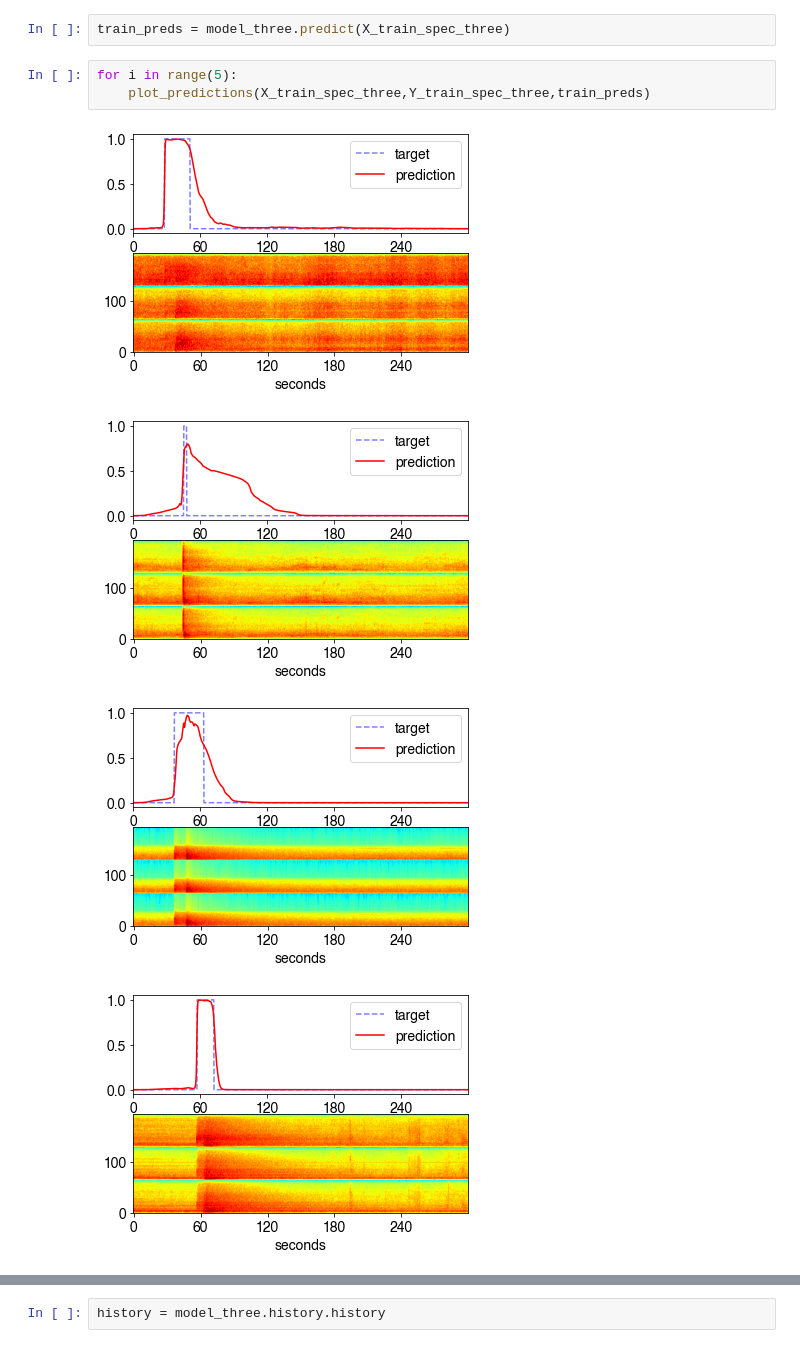
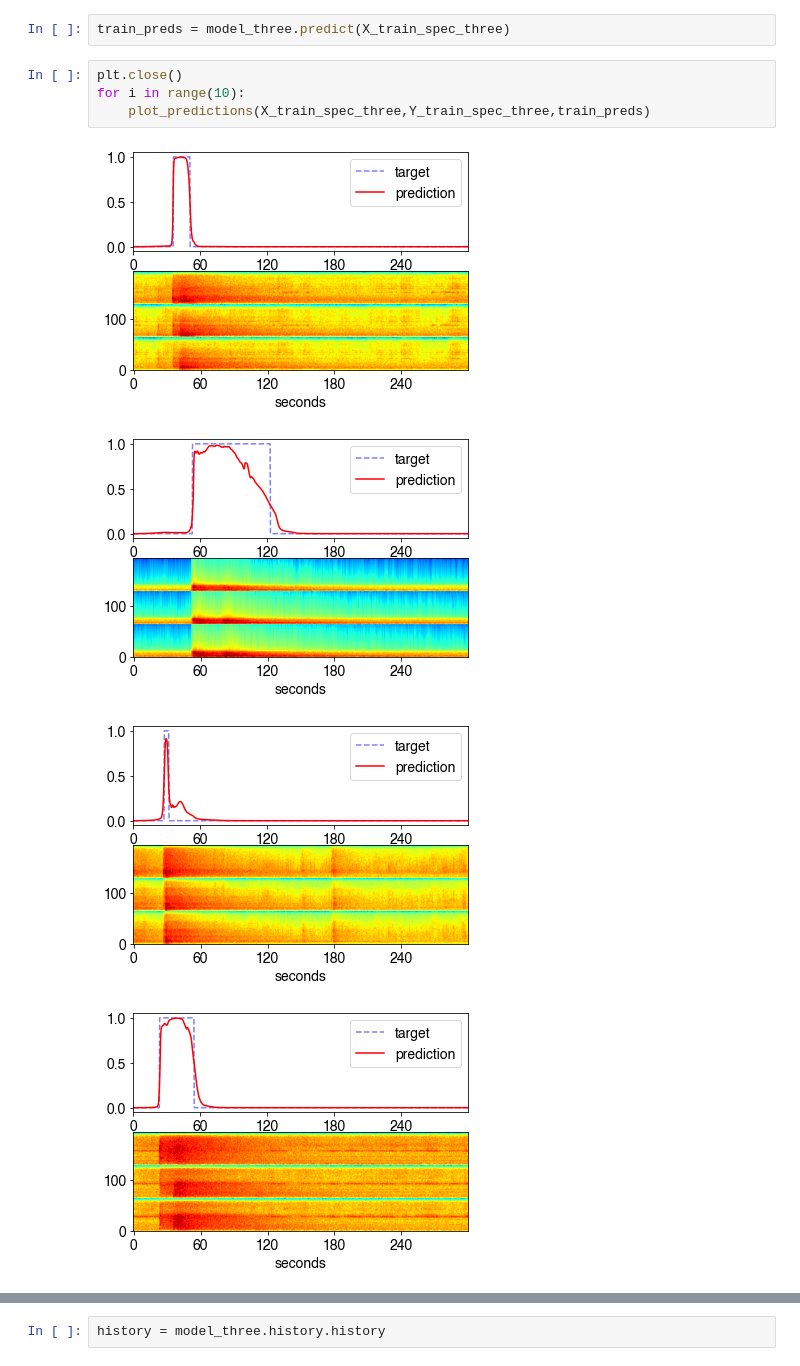
Before and after one commit to albertleonardo/Pn, a Jupyter notebook: numbertwo.ipynb, the cells around one changed output, grey strips where cells are left out. Cells and saved outputs as stored; diff of their text form.

```diff
--- a/numbertwo.ipynb
+++ b/numbertwo.ipynb
@@ -463,10 +463,11 @@ model_three.save('model_spec_three_random')
 # %%
 train_preds = model_three.predict(X_train_spec_three)
 # %%
-for i in range(5):
+plt.close()
+for i in range(10):
     plot_predictions(X_train_spec_three,Y_train_spec_three,train_preds)
 # %% [output]
-[figure, old version]
+[figure, new version]
-[figure, old version]
+[figure, new version]
-[figure, old version]
+[figure, new version]
-[figure, old version]
+[figure, new version]
```
Also changed, not shown: parts of 1 cell of this notebook.
